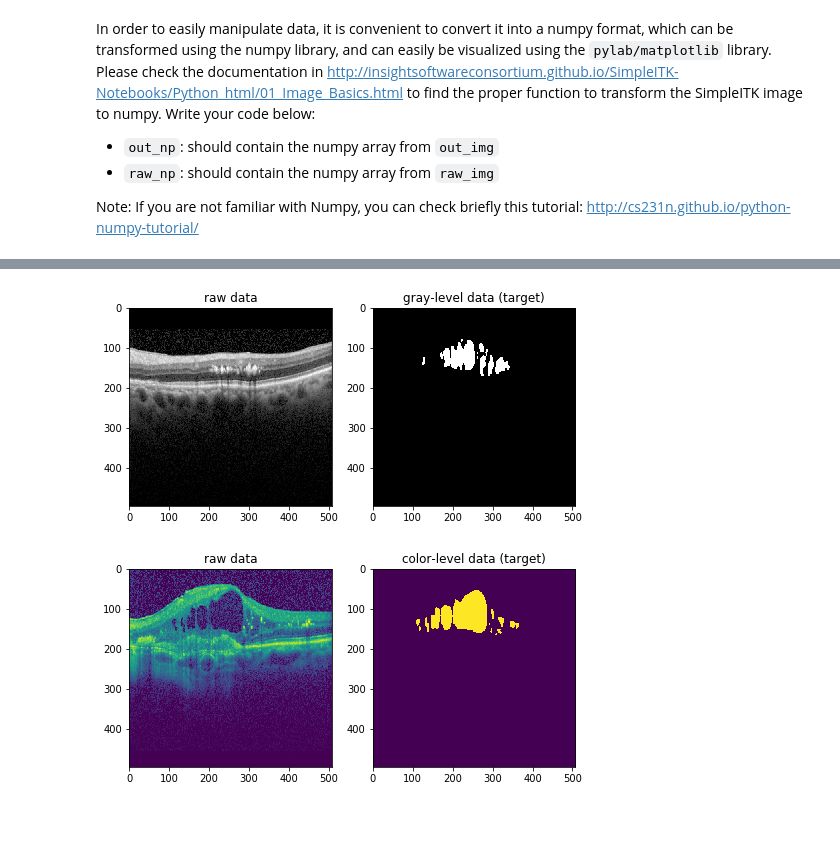
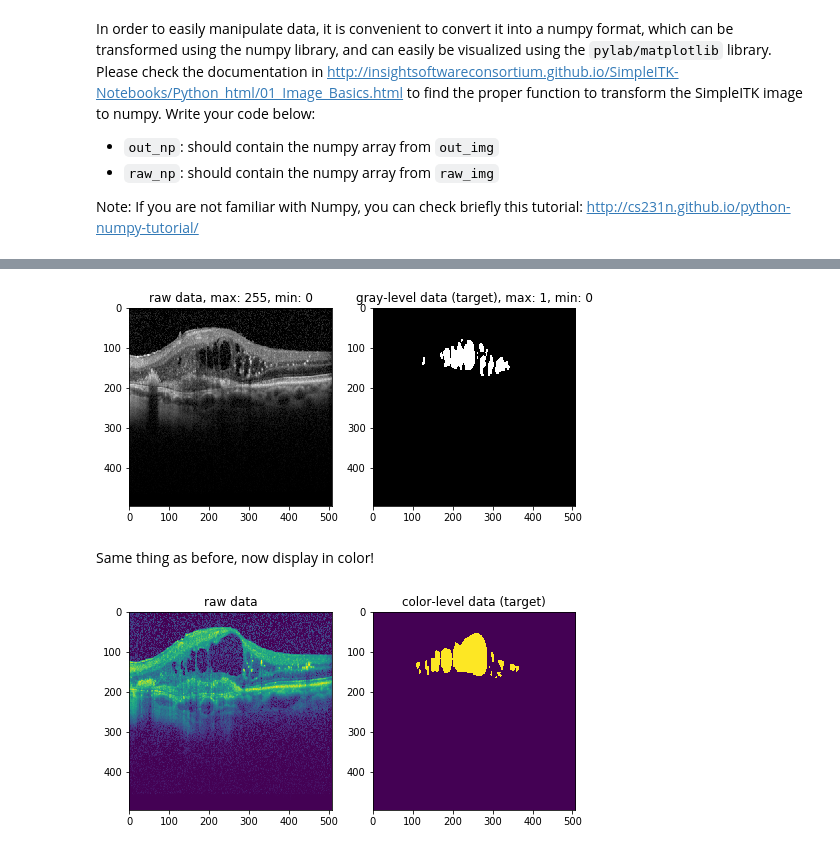
Before and after one commit to gabrielraya/intraretinal-cyst-fluid-detection, a Jupyter notebook: code/1_data_analysis.ipynb, the cells around one changed output, grey strips where cells are left out. Cells and saved outputs as stored; diff of their text form; code cells hidden in the pictures; blank space fills up the shorter version.

Commit message:
Update Data Analysis notebook with histograms

```diff
--- a/code/1_data_analysis.ipynb
+++ b/code/1_data_analysis.ipynb
@@ -18,3 +21,6 @@ We will implement the following techniques:
+# %%
+colab = True
+#colab = False
 # %% [markdown]
 ## Libraries
 # %% [markdown]
@@ -77,0 +86,9 @@ annotations  data_usage_policy.pdf  images
+# %%
+if colab == True:
+    DATA_FOLDER = 'gdrive/Team Drives/ISMI-FinalProject/cyst_segmentation_ISMI_training_set/' # Colab
+    TEST_FOLDER = 'gdrive/Team Drives/ISMI-FinalProject/cyst_segmentation_ISMI_test_set/cyst_segmentation_ISMI_test_set'
+    print("This program is running from Colab")
+else:
+    DATA_FOLDER = './cyst_segmentation_ISMI_training_set/'                                  # Local System
+    TEST_FOLDER = './cyst_segmentation_ISMI_test_set/cyst_segmentation_ISMI_test_set/'
+    print("This program is running from Local Host | NVIDIA DGX-1")
@@ -150,17 +195,19 @@ out_np[0].shape
 # %%
 assert(out_np is not None),"out_np cannot be None"
 assert(raw_np is not None),"raw_np cannot be None"
 
 # visualize the two numpy arrays
 plt.subplot(1,2,1)
-plt.imshow(raw_np[0], cmap='gray')
-plt.title('raw data')
+plt.imshow(raw_np[11], cmap='gray')
+plt.title('raw data, max: {}, min: {}'.format(raw_np.max(), raw_np.min()))
 plt.subplot(1,2,2)
 plt.imshow(out_np[11], cmap='gray')
-plt.title('gray-level data (target)')
+plt.title('gray-level data (target), max: {}, min: {}'.format(out_np.max(), out_np.min()))
 plt.show()
 # %% [output]
-[figure, old version]
+[figure, new version]
+# %% [markdown]
+Same thing as before, now display in color!
 # %%
 assert(out_np is not None),"out_np cannot be None"
 assert(raw_np is not None),"raw_np cannot be None"
```
Also changed, not shown: parts of 19 cells of this notebook.
